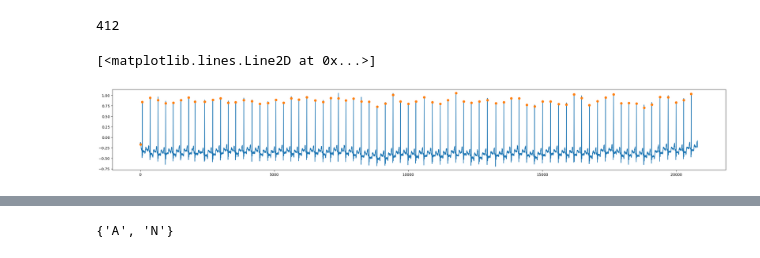
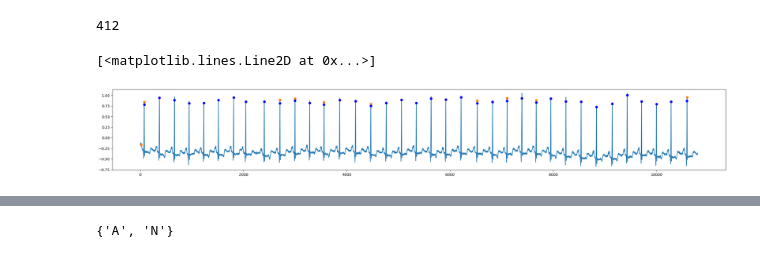
Before and after one commit to sjjtu/MAthesis, a Jupyter notebook: code/explore_mitbih.ipynb, the cells around one changed output, grey strips where cells are left out. Drawn from its saved outputs; the diff is of its cells as text; code cells hidden in the pictures.

```diff
--- a/code/explore_mitbih.ipynb
+++ b/code/explore_mitbih.ipynb
@@ -110,11 +110,12 @@ sum(ann.sample[1::] != qrs.qrs_inds)
 # %%
 ann = wfdb.rdann(data+"100", extension="atr")
 plt.figure(figsize=(30, 4))
-plt.plot(record.p_signal[:20800,0])
-plt.plot(ann.sample[ann.sample<20800], record.p_signal[ann.sample[ann.sample<20800], 0], marker="o", linestyle="none")
+plt.plot(record.p_signal[:10800,0])
+plt.plot(ann.sample[ann.sample<10800], record.p_signal[ann.sample[ann.sample<10800], 0], marker="o", linestyle="none")
+plt.plot(qrs.qrs_inds[qrs.qrs_inds<10800], record.p_signal[qrs.qrs_inds[qrs.qrs_inds<10800], 0], marker="o", linestyle="none", c="blue")
 # %% [output]
 [<matplotlib.lines.Line2D at 0x...>]
-[figure, old version]
+[figure, new version]
 # %%
 df = []
 ann_list = []
```
Also changed, not shown: parts of 9 cells of this notebook, 1 other file.
